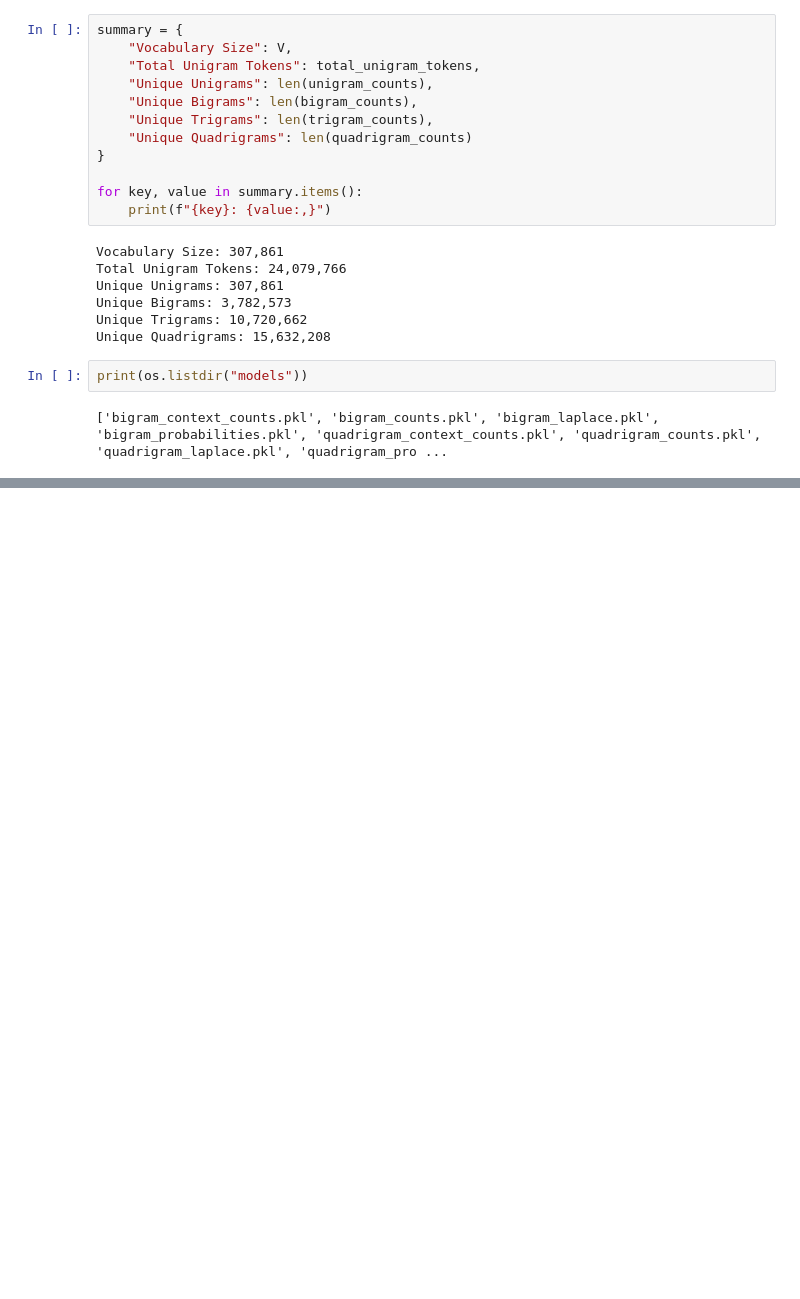
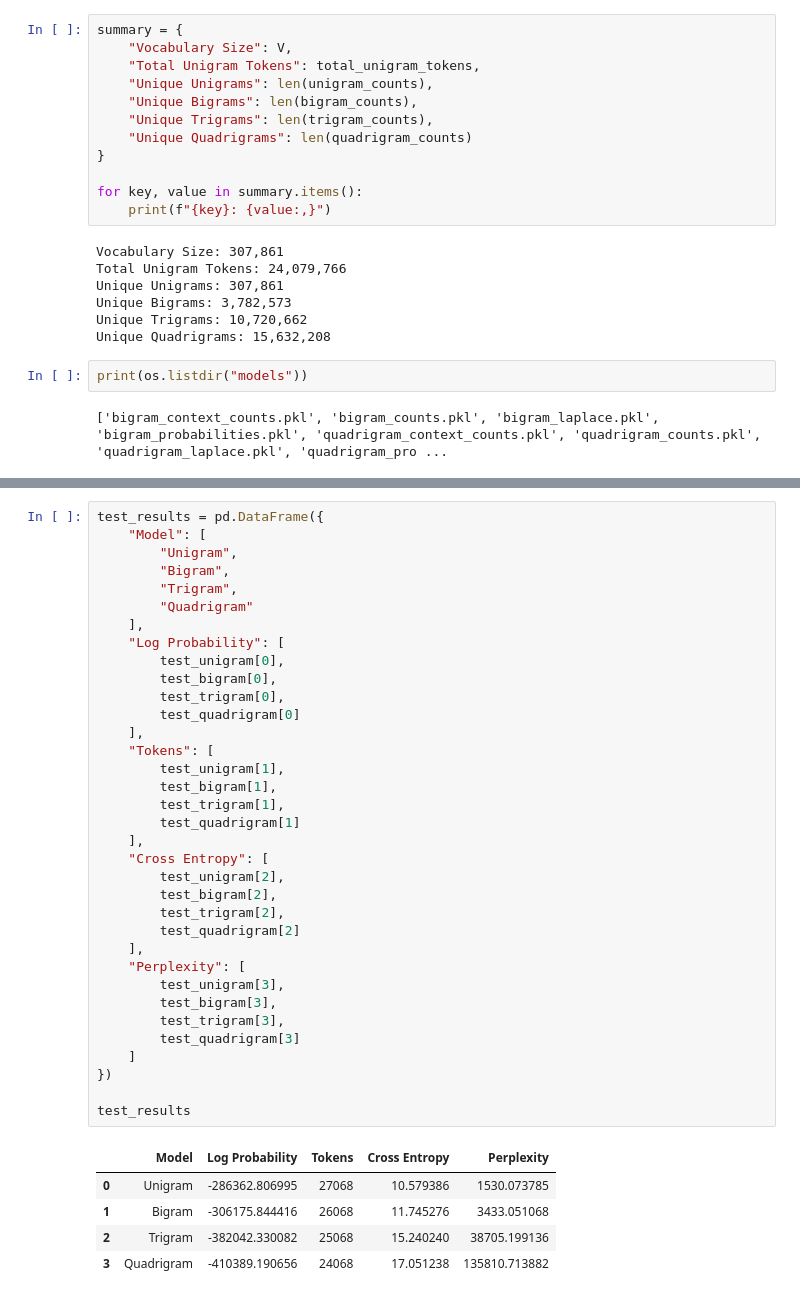
Before and after one commit to DevanshSurana7214/NLP, a Jupyter notebook: Assignment_4/4_1.ipynb, the cells around one changed output, grey strips where cells are left out. Cells and saved outputs as stored; diff of their text form; blank space fills up the shorter version.

```diff
--- a/Assignment_4/4_1.ipynb
+++ b/Assignment_4/4_1.ipynb
@@ -612,0 +747,41 @@ print(os.listdir("models"))
+# %%
+test_results = pd.DataFrame({
+    "Model": [
+        "Unigram",
+        "Bigram",
+        "Trigram",
+        "Quadrigram"
+    ],
+    "Log Probability": [
+        test_unigram[0],
+        test_bigram[0],
+        test_trigram[0],
+        test_quadrigram[0]
+    ],
+    "Tokens": [
+        test_unigram[1],
+        test_bigram[1],
+        test_trigram[1],
+        test_quadrigram[1]
+    ],
+    "Cross Entropy": [
+        test_unigram[2],
+        test_bigram[2],
+        test_trigram[2],
+        test_quadrigram[2]
+    ],
+    "Perplexity": [
+        test_unigram[3],
+        test_bigram[3],
+        test_trigram[3],
+        test_quadrigram[3]
+    ]
+})
+
+test_results
+# %% [output]
+|  | Model | Log Probability | Tokens | Cross Entropy | Perplexity |
+| 0 | Unigram | -286362.806995 | 27068 | 10.579386 | 1530.073785 |
+| 1 | Bigram | -306175.844416 | 26068 | 11.745276 | 3433.051068 |
+| 2 | Trigram | -382042.330082 | 25068 | 15.240240 | 38705.199136 |
+| 3 | Quadrigram | -410389.190656 | 24068 | 17.051238 | 135810.713882 |
```
Also changed, not shown: parts of 16 cells of this notebook, 1 other file.
